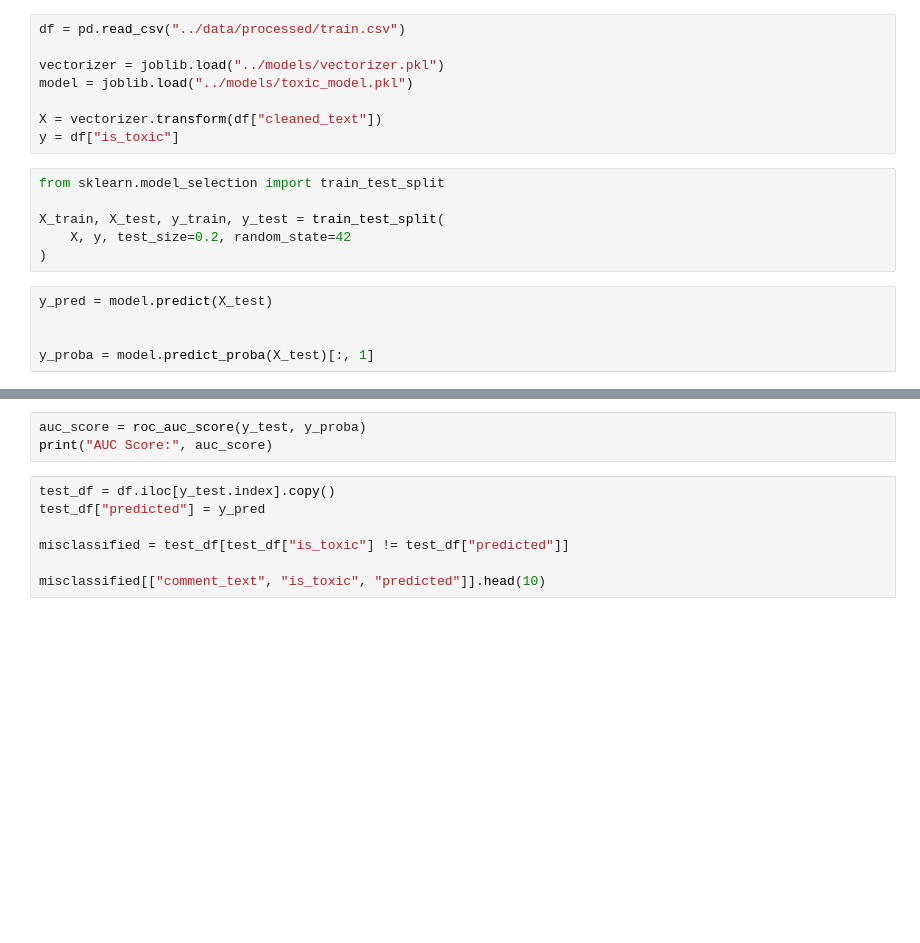
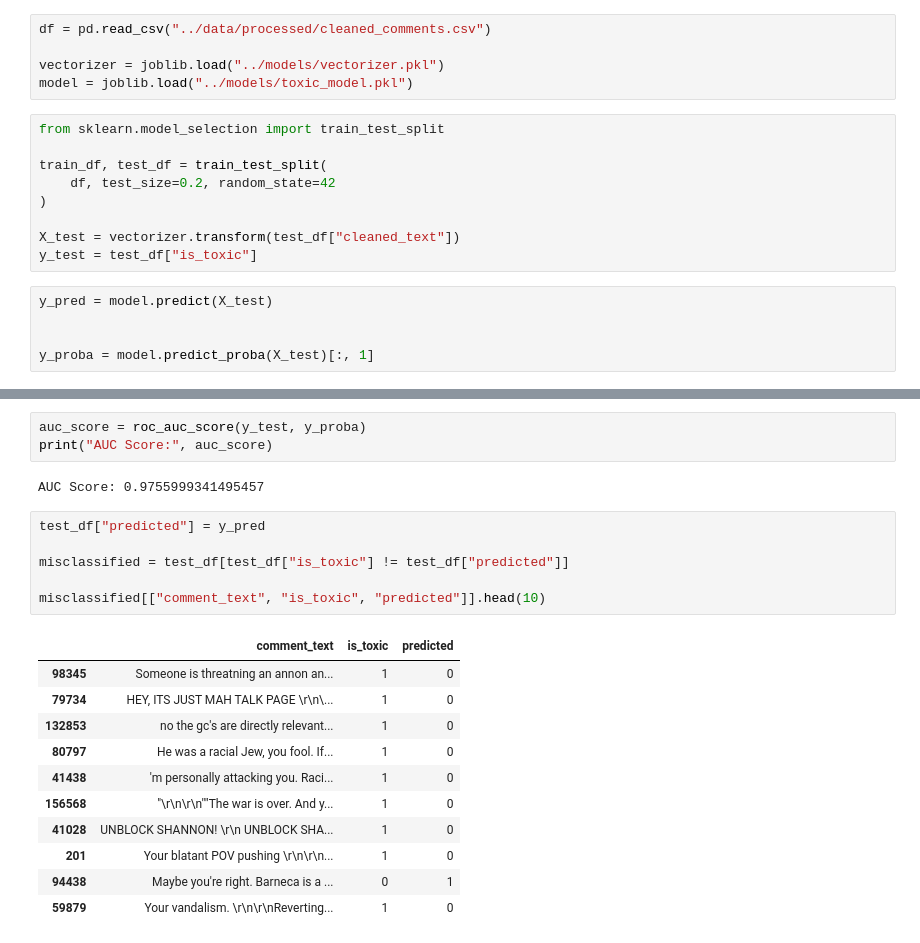
Before and after one commit to rahulbawa91/toxic-comment-classifier, a Jupyter notebook: notebooks/05_model_evaluation.ipynb, the cells around one changed output, grey strips where cells are left out. Drawn from its saved outputs; the diff is of its cells as text; blank space fills up the shorter version.

```diff
--- a/notebooks/05_model_evaluation.ipynb
+++ b/notebooks/05_model_evaluation.ipynb
@@ -17,17 +16,17 @@ plt.style.use("ggplot")
 # %%
-df = pd.read_csv("../data/processed/train.csv")
+df = pd.read_csv("../data/processed/cleaned_comments.csv")
 
 vectorizer = joblib.load("../models/vectorizer.pkl")
 model = joblib.load("../models/toxic_model.pkl")
-
-X = vectorizer.transform(df["cleaned_text"])
-y = df["is_toxic"]
 # %%
 from sklearn.model_selection import train_test_split
 
-X_train, X_test, y_train, y_test = train_test_split(
-    X, y, test_size=0.2, random_state=42
+train_df, test_df = train_test_split(
+    df, test_size=0.2, random_state=42
 )
+
+X_test = vectorizer.transform(test_df["cleaned_text"])
+y_test = test_df["is_toxic"]
 # %%
 y_pred = model.predict(X_test)
 
@@ -62,10 +76,23 @@ plt.show()
 # %%
 auc_score = roc_auc_score(y_test, y_proba)
 print("AUC Score:", auc_score)
+# %% [output]
+AUC Score: 0.9755999341495457
 # %%
-test_df = df.iloc[y_test.index].copy()
 test_df["predicted"] = y_pred
 
 misclassified = test_df[test_df["is_toxic"] != test_df["predicted"]]
 
 misclassified[["comment_text", "is_toxic", "predicted"]].head(10)
+# %% [output]
+|  | comment_text | is_toxic | predicted |
+| 98345 | Someone is threatning an annon an... | 1 | 0 |
+| 79734 | HEY, ITS JUST MAH TALK PAGE \r\n\... | 1 | 0 |
+| 132853 | no the gc's are directly relevant... | 1 | 0 |
+| 80797 | He was a racial Jew, you fool. If... | 1 | 0 |
+| 41438 | 'm personally attacking you. Raci... | 1 | 0 |
+| 156568 | "\r\n\r\n""The war is over. And y... | 1 | 0 |
+| 41028 | UNBLOCK SHANNON! \r\n UNBLOCK SHA... | 1 | 0 |
+| 201 | Your blatant POV pushing \r\n\r\n... | 1 | 0 |
+| 94438 | Maybe you're right. Barneca is a ... | 0 | 1 |
+| 59879 | Your vandalism. \r\n\r\nReverting... | 1 | 0 |
```
Also changed, not shown: parts of 4 cells of this notebook.
